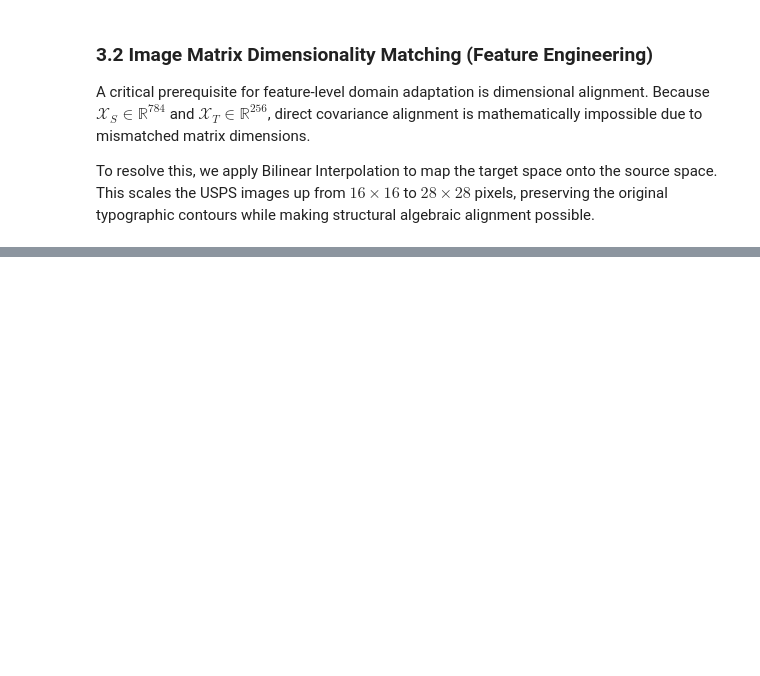
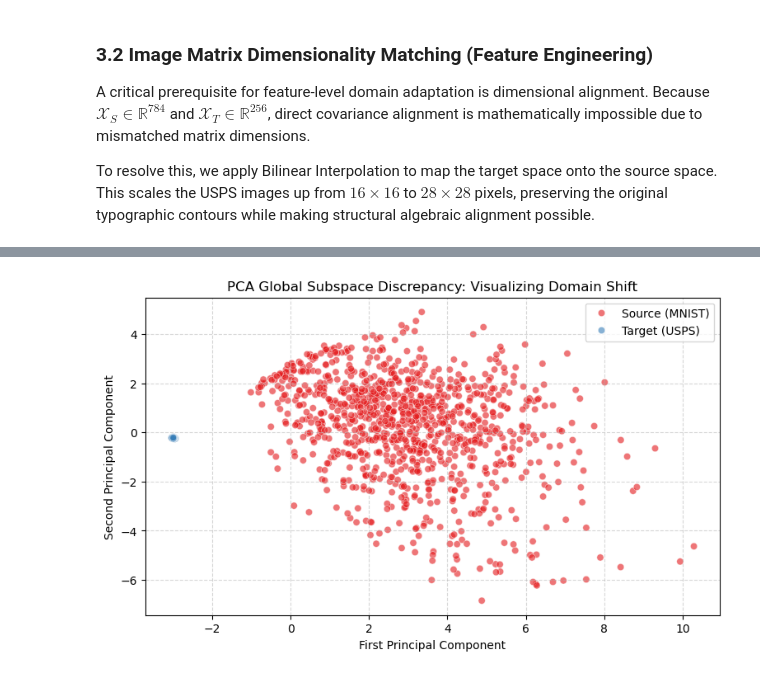
Before and after one commit to ginev91/ml-final-project, a Jupyter notebook: domain_adaptation_in computer_vision.ipynb, the cells around one changed output, grey strips where cells are left out. Cells and saved outputs as stored; diff of their text form; code cells hidden in the pictures; blank space fills up the shorter version.

```diff
--- a/domain_adaptation_in computer_vision.ipynb
+++ b/domain_adaptation_in computer_vision.ipynb
@@ -166,0 +193,28 @@ To resolve this, we apply Bilinear Interpolation to map the target space onto th
+# %%
+# sample 1,000 random images from each domain for speed
+np.random.seed(42)
+sample_size = 1000
+
+idx_source = np.random.choice(len(X_source), sample_size, replace=False)
+idx_target = np.random.choice(len(X_target_resized), sample_size, replace=False)
+
+X_source_sample = X_source[idx_source]
+X_target_sample = X_target_resized[idx_target]
+
+# vertically stacked samples for joint dimensionality reduction
+X_combined = np.vstack([X_source_sample, X_target_sample])
+domains = np.array(['Source (MNIST)'] * sample_size + ['Target (USPS)'] * sample_size)
+
+# fit and transform down to 2 components
+pca = PCA(n_components=2)
+X_pca = pca.fit_transform(X_combined)
+
+plt.figure(figsize=(9, 5))
+sns.scatterplot(x=X_pca[:, 0], y=X_pca[:, 1], hue=domains, alpha=0.6, palette='Set1')
+plt.title("PCA Global Subspace Discrepancy: Visualizing Domain Shift")
+plt.xlabel("First Principal Component")
+plt.ylabel("Second Principal Component")
+plt.grid(True, linestyle='--', alpha=0.5)
+plt.show()
+# %% [output]
+[figure, added]
```
Also changed, not shown: parts of 7 cells of this notebook.
